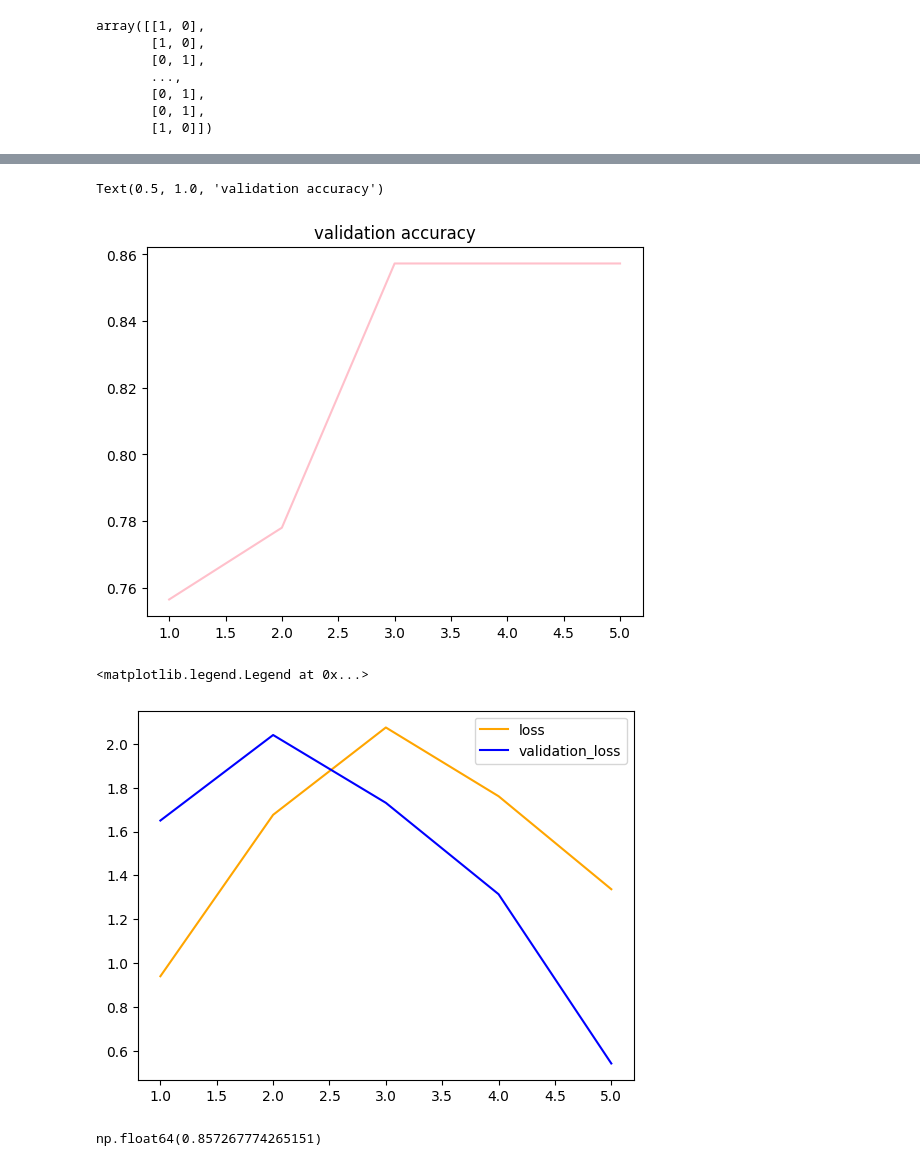
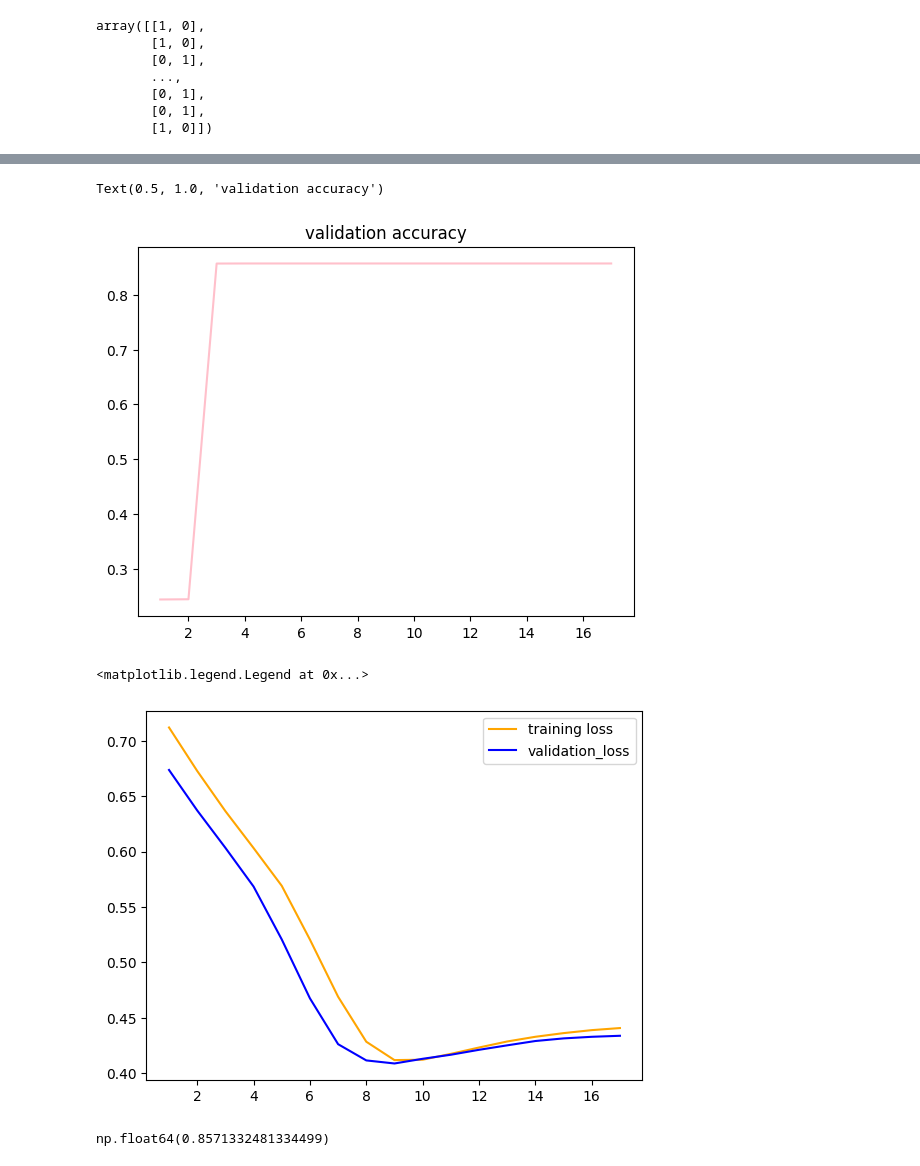
Before and after one commit to dominikavbartosik/test_actionsv2, a Jupyter notebook: deep_loan.ipynb, the cells around one changed output, grey strips where cells are left out. Cells and saved outputs as stored; diff of their text form; code cells hidden in the pictures.

```diff
--- a/deep_loan.ipynb
+++ b/deep_loan.ipynb
@@ -303,6 +302,7 @@ def xavier(n_in, n_out):
 def validate_train(X_test, y_test_true):
     z1 = np.dot(X_test, W1) + b1
     a1 = tanh(z1)
+    # a1 = apply_dropout(a1, dropout_rate=0.5, training=True)
 
     z2 = np.dot(a1, W2) + b2
     y_pred_prob = softmax(z2)
@@ -334,8 +334,8 @@ b1 = np.random.uniform(-a, a, (1, hidden_layer_neurons))
 W2 = np.random.uniform(-a, a, (hidden_layer_neurons, output_layer_neurons))
 b2 = np.random.uniform(-a, a, (1, output_layer_neurons))
 
-epochs = 5
-learning_rate = 0.1
+epochs = 30
+learning_rate = 0.001
 beta1 = 0.9  # Współczynnik dla momentu pierwszego rzędu
 beta2 = 0.999  # Współczynnik dla momentu drugiego rzędu
 epsilon = 1e-8  # Mała wartość, aby zapobiec dzieleniu przez zero
@@ -365,7 +365,7 @@ for epoch in range(epochs):
     # 1. Forward pass (warstwa ukryta -> warstwa wyjściowa)
     z1 = np.dot(X_train, W1) + b1
     a1 = tanh(z1) #tanh(z1)
-    #a1 = apply_dropout(a1, dropout_rate=0.7, training=True)
+    # a1 = apply_dropout(a1, dropout_rate=0.5, training=True)
 
     z2 = np.dot(a1, W2) + b2
     y_pred_prob = softmax(z2)
@@ -416,4 +416,8 @@ for epoch in range(epochs):
     history["validation_accuracy"].append(validation_accuracy)
     history["validation_loss"].append(validation_loss)
     history["loss"].append(loss)
+
+    if len(history["validation_loss"]) >= 2 and abs(history["validation_loss"][-2]-history["validation_loss"][-1]) < 0.001:
+        print("Break")
+        break
 # %% [output]
@@ -425,16 +442,16 @@ epoch 5/5, loss: 1.3371683071615652 val accuracy: 0.857267774265151 val loss: 0.
 # %%
-plt.plot(list(range(1, epochs+1)), history["validation_accuracy"], label="validation_accuracy", c="pink")
+plt.plot(list(range(1, len(history["validation_accuracy"])+1)), history["validation_accuracy"], label="validation_accuracy", c="pink")
 plt.title("validation accuracy")
 # %% [output]
 Text(0.5, 1.0, 'validation accuracy')
-[figure, old version]
+[figure, new version]
 # %%
-plt.plot(list(range(1, epochs+1)), history["loss"], label="loss", c="orange")
-plt.plot(list(range(1, epochs+1)), history["validation_loss"], label="validation_loss", c="blue")
+plt.plot(list(range(1, len(history["loss"])+1)), history["loss"], label="training loss", c="orange")
+plt.plot(list(range(1, len(history["validation_loss"])+1)), history["validation_loss"], label="validation_loss", c="blue")
 plt.legend()
 # %% [output]
 <matplotlib.legend.Legend at 0x...>
-[figure, old version]
+[figure, new version]
 # %%
 z1 = np.dot(X_test, W1) + b1
 a1 = tanh(z1)
@@ -447,4 +464,4 @@ y_pred = (y_pred_prob==_max).astype(int)
 
 ((y_test_true==y_pred).sum(axis=1, keepdims=True)==n_class).sum() / y_pred.shape[0]
 # %% [output]
-np.float64(0.857267774265151)
+np.float64(0.8571332481334499)
```
Also changed, not shown: parts of 4 cells of this notebook.
